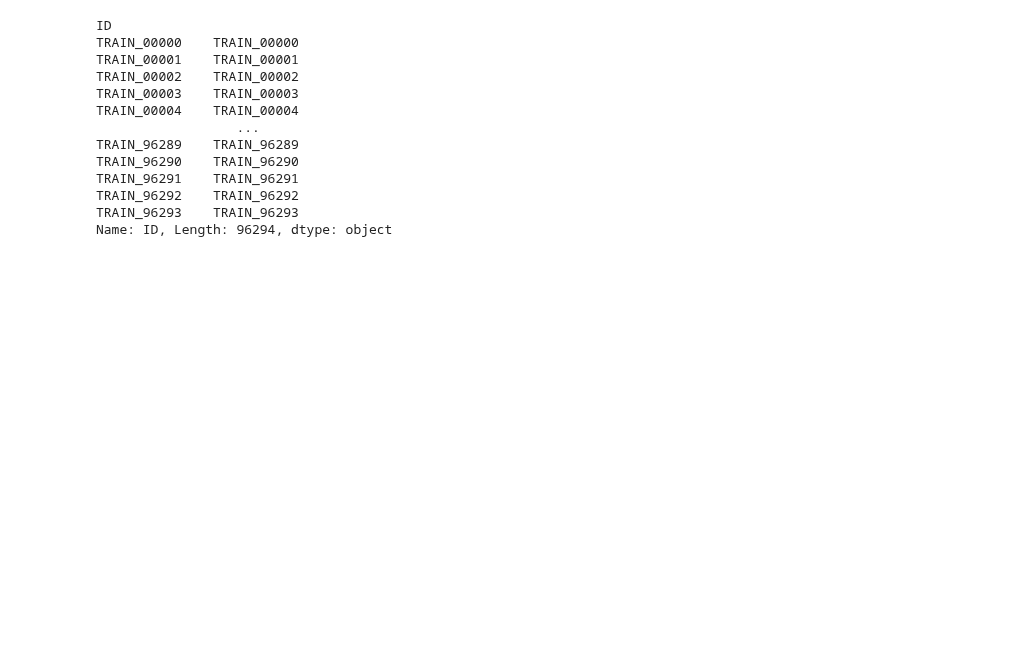
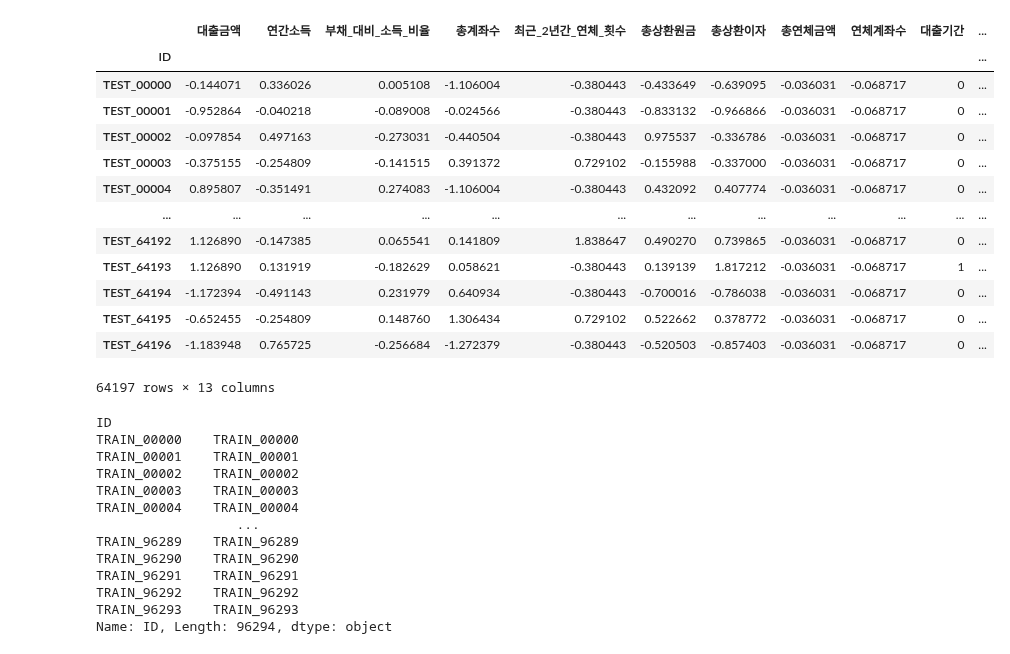
Before and after one commit to kimjuhwan1234/Customer_Loan_Rate_Classification, a Jupyter notebook: Codes/0_Preprocessing.ipynb, the cells around one changed output. Cells and saved outputs as stored; diff of their text form; code cells hidden in the pictures; blank space fills up the shorter version.

```diff
--- a/Codes/0_Preprocessing.ipynb
+++ b/Codes/0_Preprocessing.ipynb
@@ -31,0 +40,8 @@ data
+# %%
+label_encoder=LabelEncoder()
+encoder_data = label_encoder.fit_transform(list(data['주택소유상태']))
+data['주택소유상태']=pd.DataFrame(encoder_data)
+# %%
+label_encoder=LabelEncoder()
+encoder_data = label_encoder.fit_transform(list(data['대출목적']))
+data['대출목적']=pd.DataFrame(encoder_data)
@@ -31,0 +66,22 @@ data
+# %%
+data.drop(columns=to_normalize_list, inplace=True)
+# data.pop('대출등급')
+
+train = pd.concat([data_scaled, data], axis=1)
+
+train
+# %% [output]
+|  | 대출금액 | 연간소득 | 부채_대비_소득_비율 | 총계좌수 | 최근_2년간_연체_횟수 | 총상환원금 | 총상환이자 | 총연체금액 | 연체계좌수 | 대출기간 | ... |
+| ID |  |  |  |  |  |  |  |  |  |  | ... |
+| TEST_00000 | -0.144071 | 0.336026 | 0.005108 | -1.106004 | -0.380443 | -0.433649 | -0.639095 | -0.036031 | -0.068717 | 0 | ... |
+| TEST_00001 | -0.952864 | -0.040218 | -0.089008 | -0.024566 | -0.380443 | -0.833132 | -0.966866 | -0.036031 | -0.068717 | 0 | ... |
+| TEST_00002 | -0.097854 | 0.497163 | -0.273031 | -0.440504 | -0.380443 | 0.975537 | -0.336786 | -0.036031 | -0.068717 | 0 | ... |
+| TEST_00003 | -0.375155 | -0.254809 | -0.141515 | 0.391372 | 0.729102 | -0.155988 | -0.337000 | -0.036031 | -0.068717 | 0 | ... |
+| TEST_00004 | 0.895807 | -0.351491 | 0.274083 | -1.106004 | -0.380443 | 0.432092 | 0.407774 | -0.036031 | -0.068717 | 0 | ... |
+| ... | ... | ... | ... | ... | ... | ... | ... | ... | ... | ... | ... |
+| TEST_64192 | 1.126890 | -0.147385 | 0.065541 | 0.141809 | 1.838647 | 0.490270 | 0.739865 | -0.036031 | -0.068717 | 0 | ... |
+| TEST_64193 | 1.126890 | 0.131919 | -0.182629 | 0.058621 | -0.380443 | 0.139139 | 1.817212 | -0.036031 | -0.068717 | 1 | ... |
+| TEST_64194 | -1.172394 | -0.491143 | 0.231979 | 0.640934 | -0.380443 | -0.700016 | -0.786038 | -0.036031 | -0.068717 | 0 | ... |
+| TEST_64195 | -0.652455 | -0.254809 | 0.148760 | 1.306434 | 0.729102 | 0.522662 | 0.378772 | -0.036031 | -0.068717 | 0 | ... |
+| TEST_64196 | -1.183948 | 0.765725 | -0.256684 | -1.272379 | -0.380443 | -0.520503 | -0.857403 | -0.036031 | -0.068717 | 0 | ... |
+64197 rows × 13 columns
```
Also changed, not shown: parts of 25 cells of this notebook, 15 other files.
